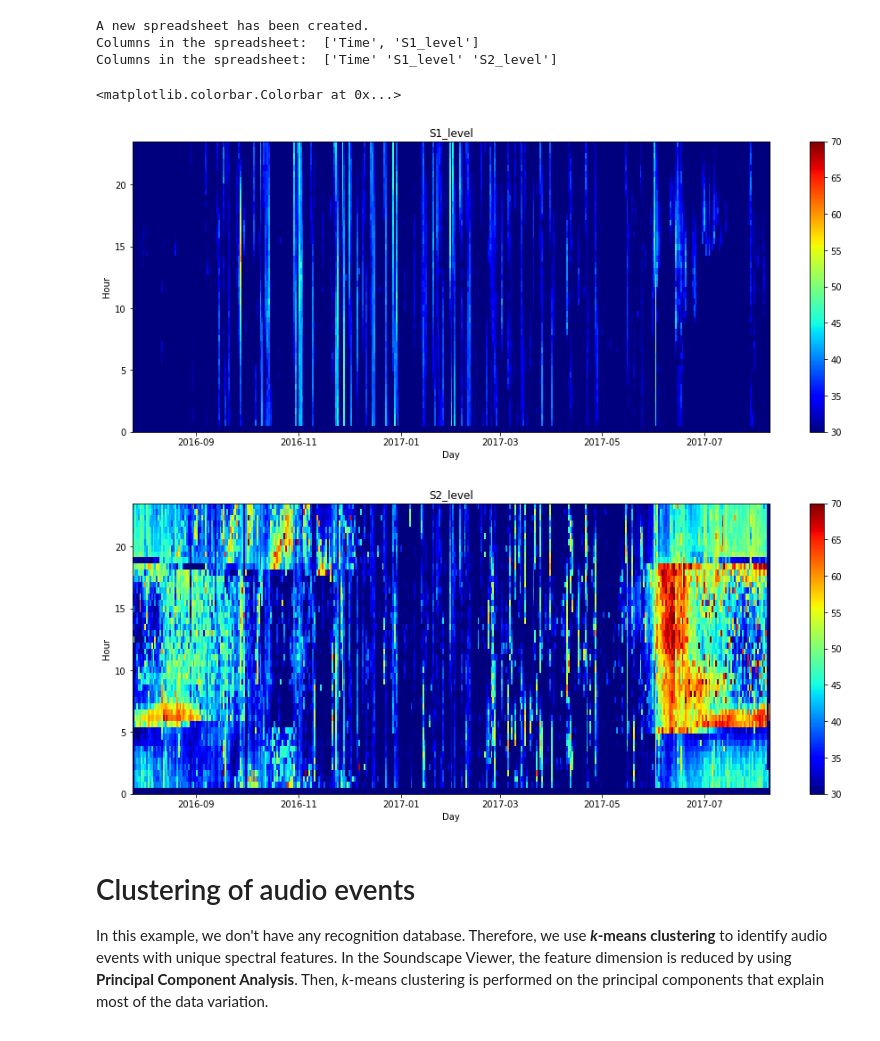
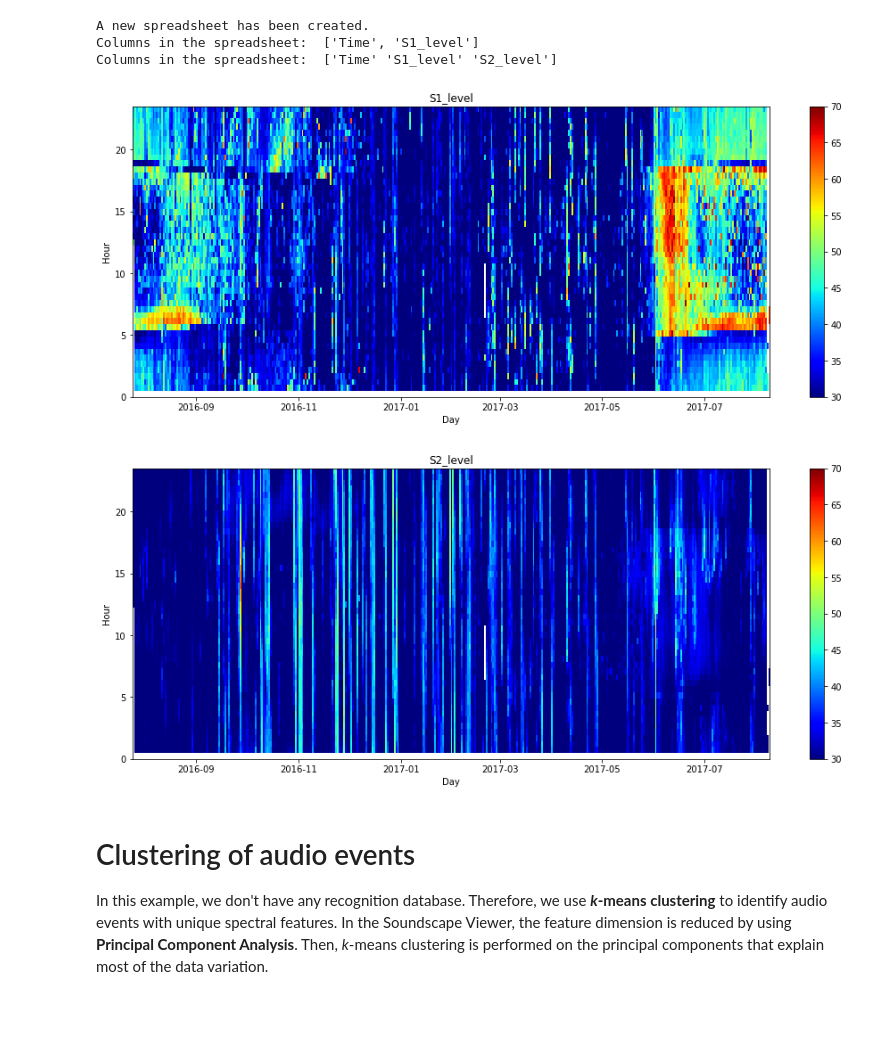
Before and after one commit to schonkopf/soundscape_IR, a Jupyter notebook: docs/tutorials/Demo_of_soundscape_information_retrieval.ipynb, the cells around one changed output. Saved outputs shown, nothing was run; the diff lists cells and outputs as text; code cells hidden in the pictures.

```diff
--- a/docs/tutorials/Demo_of_soundscape_information_retrieval.ipynb
+++ b/docs/tutorials/Demo_of_soundscape_information_retrieval.ipynb
@@ -237,12 +239,11 @@ Columns in the spreadsheet:  ['Time', 'S1_level']
 Columns in the spreadsheet:  ['Time' 'S1_level' 'S2_level']
 # %%
 # Investigate the diurnal (y-axis) and seasonal change (x-axis) of source behavior
-analysis_result.plot_diurnal(col=1, vmin=30, vmax=70) # Dominated by seasonal rainfall
-analysis_result.plot_diurnal(col=2, vmin=30, vmax=70) # Dominated by morning and dawn choruses
+S1_diurnal, hr = analysis_result.plot_diurnal(col=1, vmin=30, vmax=70) # Dominated by morning and dawn choruses
+S2_diurnal, hr = analysis_result.plot_diurnal(col=2, vmin=30, vmax=70) # Dominated by seasonal rainfall
 # %% [output]
-<matplotlib.colorbar.Colorbar at 0x...>
-[figure, old version]
+[figure, new version]
-[figure, old version]
+[figure, new version]
 # %% [markdown]
 # Clustering of audio events
 
```
Also changed, not shown: parts of 10 cells of this notebook.
